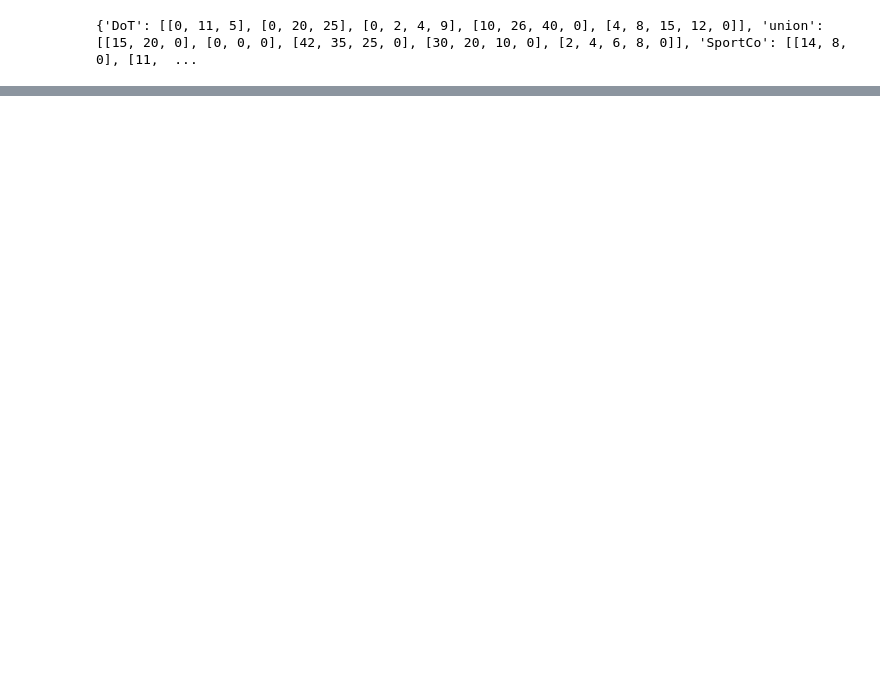
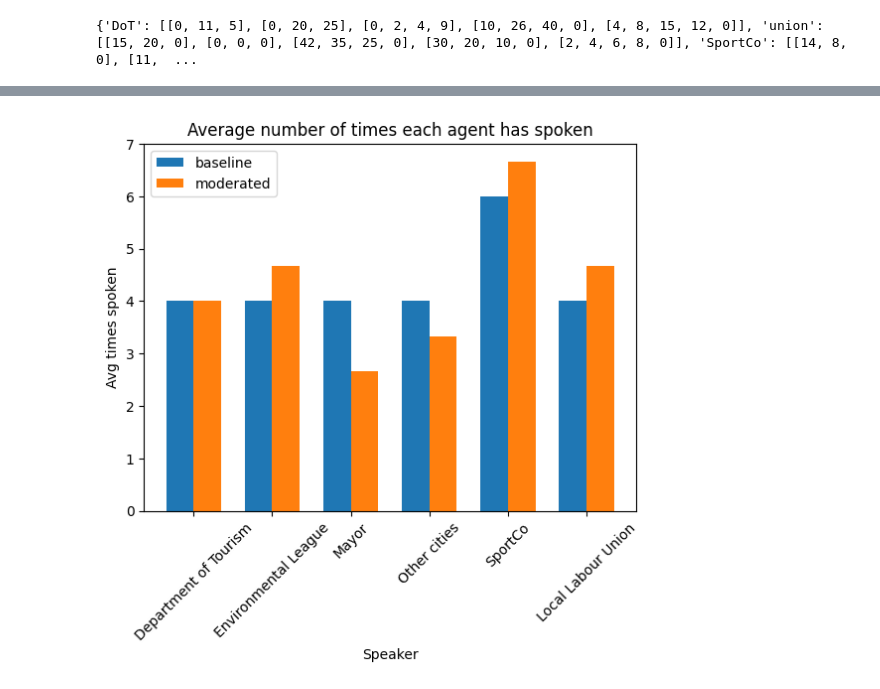
Before and after one commit to danyoungday/LLM-Deliberation, a Jupyter notebook: mystuff/analysis.ipynb, the cells around one changed output, grey strips where cells are left out. Drawn from its saved outputs; the diff is of its cells as text; code cells hidden in the pictures; blank space fills up the shorter version.

```diff
--- a/mystuff/analysis.ipynb
+++ b/mystuff/analysis.ipynb
@@ -274,0 +341,19 @@ plt.show()
+# %%
+fig, ax = plt.subplots()
+# Plot side by side bars for baseline and moderated speaker counts
+b_width = 0.35
+x = np.arange(len(avg_speaker_counts_base))
+ax.bar(x - b_width/2, avg_speaker_counts_base.values(), width=b_width, label="baseline")
+ax.bar(x + b_width/2, avg_speaker_counts.values(), width=b_width, label="moderated")
+
+# Set x ticks to agent names
+ax.set_xticks(x)
+ax.set_xticklabels(avg_speaker_counts_base.keys(), rotation=45)
+
+ax.legend()
+ax.set_xlabel("Speaker")
+ax.set_ylabel("Avg times spoken")
+ax.set_title("Average number of times each agent has spoken")
+plt.show()
+# %% [output]
+[figure, added]
```
Also changed, not shown: parts of 11 cells of this notebook, 3 other files.
